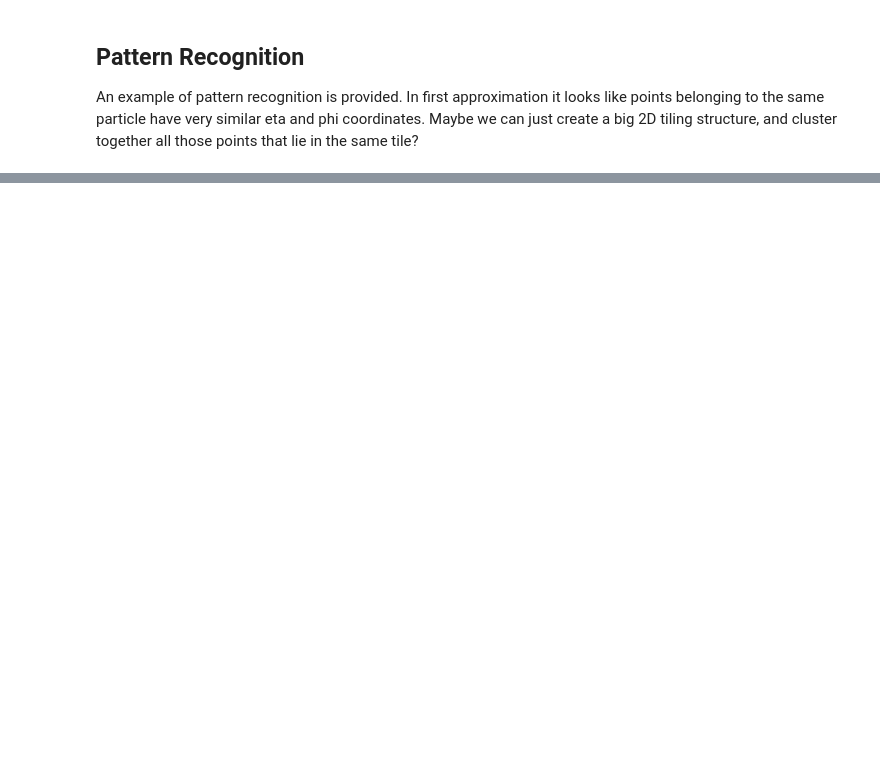
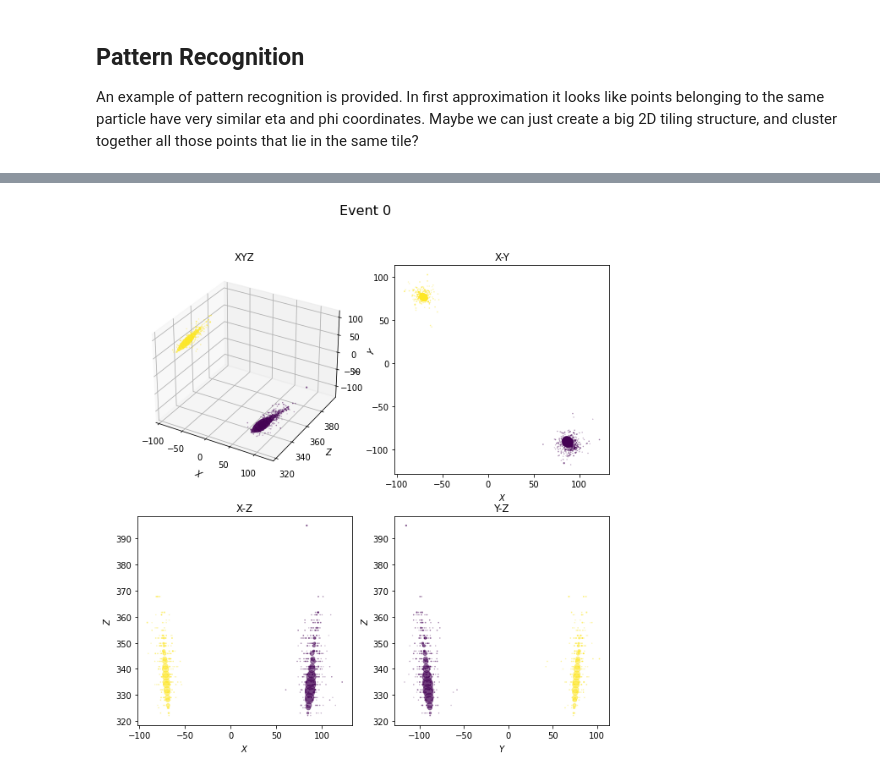
Before and after one commit to cms-patatrack/tue-hackathon-2021, a Jupyter notebook: hackathon_demo.ipynb, the cells around one changed output, grey strips where cells are left out. Cells and saved outputs as stored; diff of their text form; code cells hidden in the pictures; blank space fills up the shorter version.

```diff
--- a/hackathon_demo.ipynb
+++ b/hackathon_demo.ipynb
@@ -210,0 +273,5 @@ plt.show()
+# %%
+#... and compare with the truth
+plotXYZ(pos_x, pos_y, pos_z, energy, enFraction, trueTrackster_idx, eventToVisualize)
+# %% [output]
+[figure, added]
```
Also changed, not shown: parts of 10 cells of this notebook.
